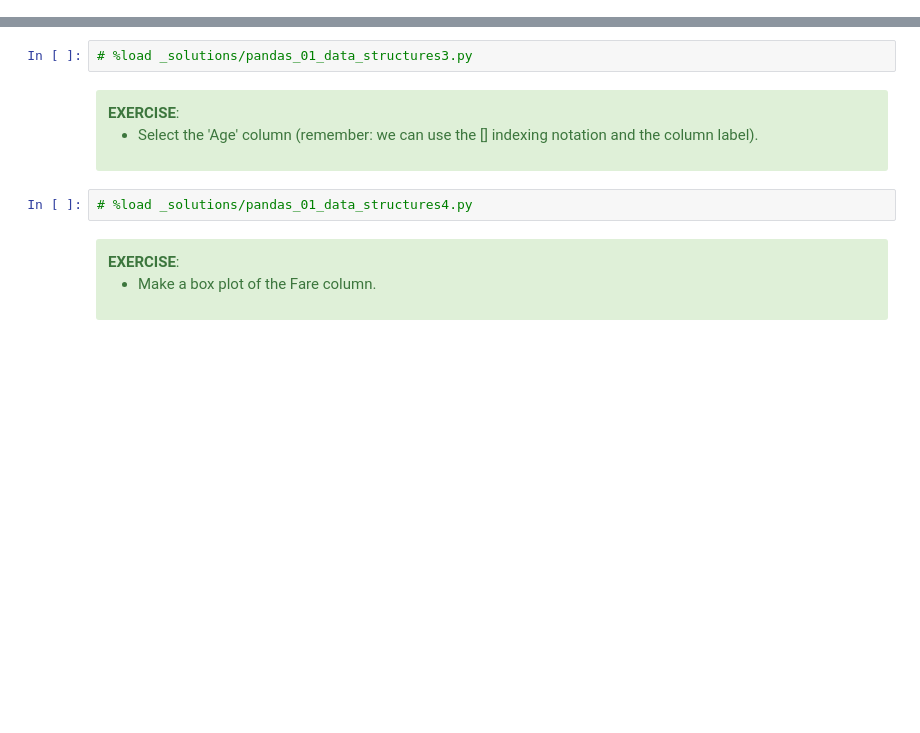
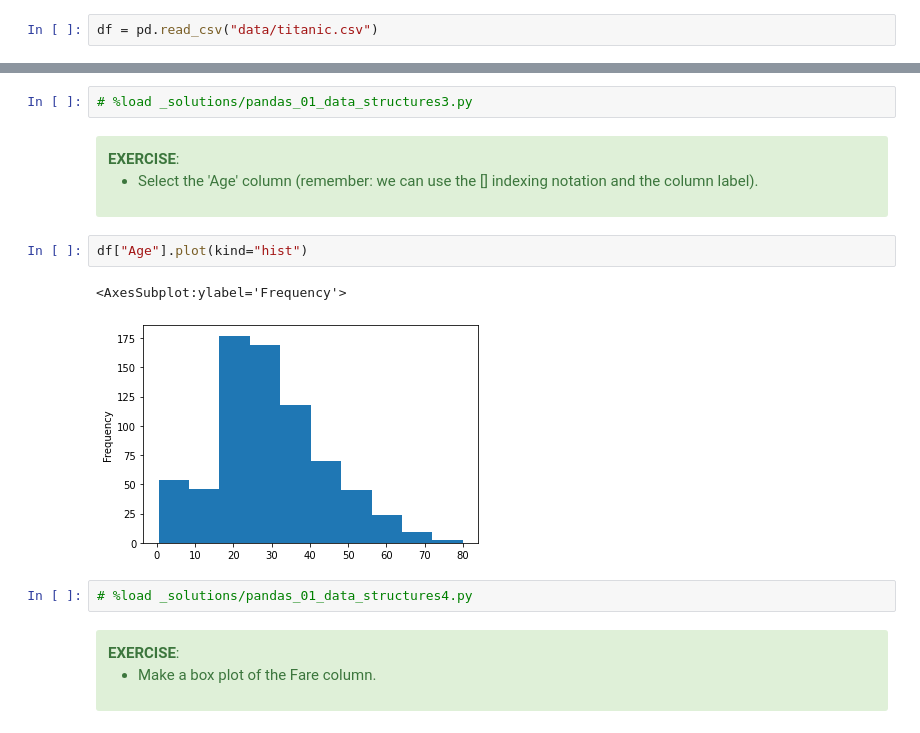
Before and after one commit to jorisvandenbossche/FLAMES-python-data-wrangling, a Jupyter notebook: notebooks/pandas_01_data_structures.ipynb, the cells around one changed output, grey strips where cells are left out. Saved outputs shown, nothing was run; the diff lists cells and outputs as text; blank space fills up the shorter version.

```diff
--- a/notebooks/pandas_01_data_structures.ipynb
+++ b/notebooks/pandas_01_data_structures.ipynb
@@ -212,3 +301,5 @@ Embarked       | Port of Embarkation (C = Cherbourg; Q = Queenstown; S = Southam
 * Read the CVS file (available at `data/titanic.csv`) into a pandas DataFrame. Call the result `df`.
 
 </div>
+# %%
+df = pd.read_csv("data/titanic.csv")
@@ -246,6 +375,11 @@ Embarked       | Port of Embarkation (C = Cherbourg; Q = Queenstown; S = Southam
 * Select the 'Age' column (remember: we can use the [] indexing notation and the column label).
 
 </div>
+# %%
+df["Age"].plot(kind="hist")
+# %% [output]
+<AxesSubplot:ylabel='Frequency'>
+[figure, added]
 # %%
 # %load _solutions/pandas_01_data_structures4.py
 # %% [markdown]
```
Also changed, not shown: parts of 30 cells of this notebook, 16 other files.
